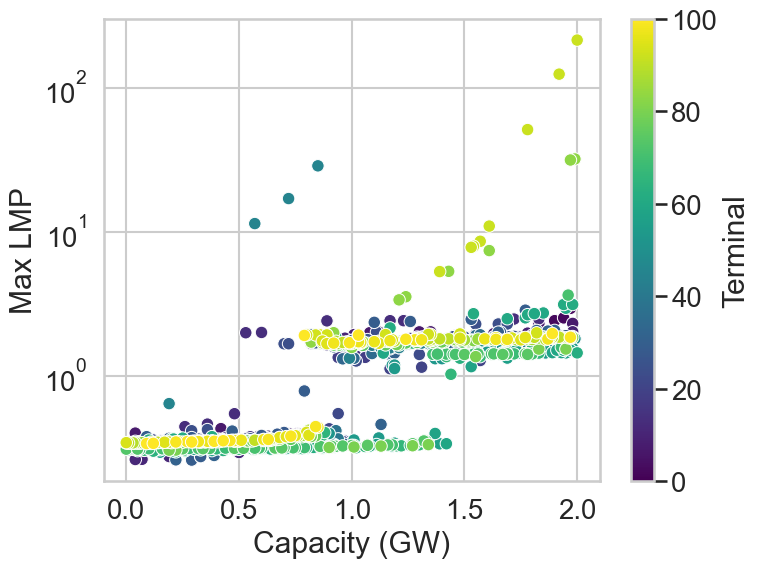
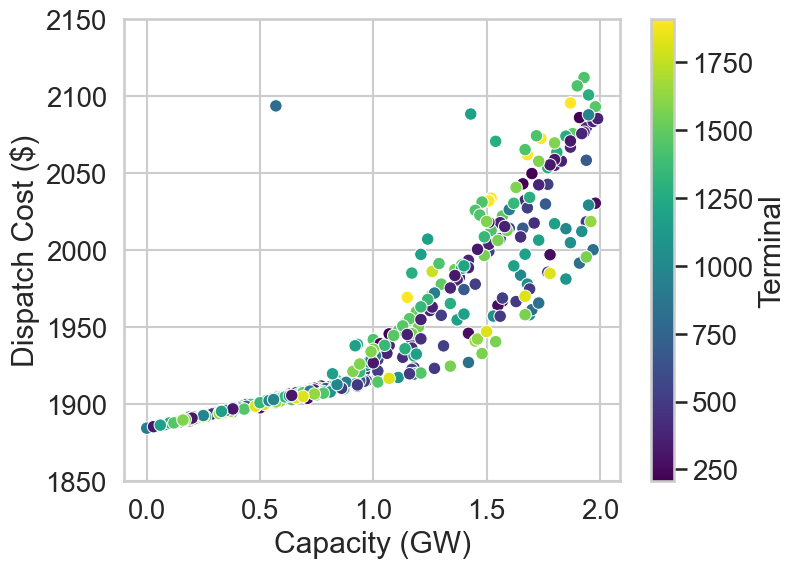
Unified diff of the notebook cell whose output changed from the first chart to the second:
--- before
+++ after
@@ -1,7 +1,18 @@
 cloud_csv = pd.read_csv("cloud_congestion.csv")
+terminal_land_cost_mapping = pd.read_csv("terminal_land_cost_mapping.csv")
+
+cloud_csv = cloud_csv.merge(terminal_land_cost_mapping, on="terminal", how="left")
+cloud_csv_filter = cloud_csv[cloud_csv["land_usd2017_per_acre"] < 2000]
 
 plt.figure(figsize=(8,6))
-scatter = sns.scatterplot(data=cloud_csv, x="capacity (GW)", y="P50", hue="terminal", palette="viridis", legend=False)
-norm = plt.Normalize(cloud_csv["terminal"].min(), cloud_csv["terminal"].max())
+scatter = sns.scatterplot(
+    data=cloud_csv_filter, 
+    x="capacity (GW)", 
+    y="Dispatch", 
+    hue="land_usd2017_per_acre", 
+    palette="viridis", 
+    legend=False
+)
+norm = plt.Normalize(cloud_csv_filter["land_usd2017_per_acre"].min(), cloud_csv_filter["land_usd2017_per_acre"].max())
 sm = plt.cm.ScalarMappable(cmap="viridis", norm=norm)
 sm.set_array([])
@@ -9,6 +20,6 @@
 cbar.set_label("Terminal")
 plt.xlabel("Capacity (GW)")
-plt.ylabel("Max LMP")
-# plt.ylim(0,10.5)
-plt.yscale("log")
+plt.ylabel("Dispatch Cost ($)")
+plt.ylim(1850, 2150)
+# plt.yscale("log")
 plt.show()

Commit: move some experiments